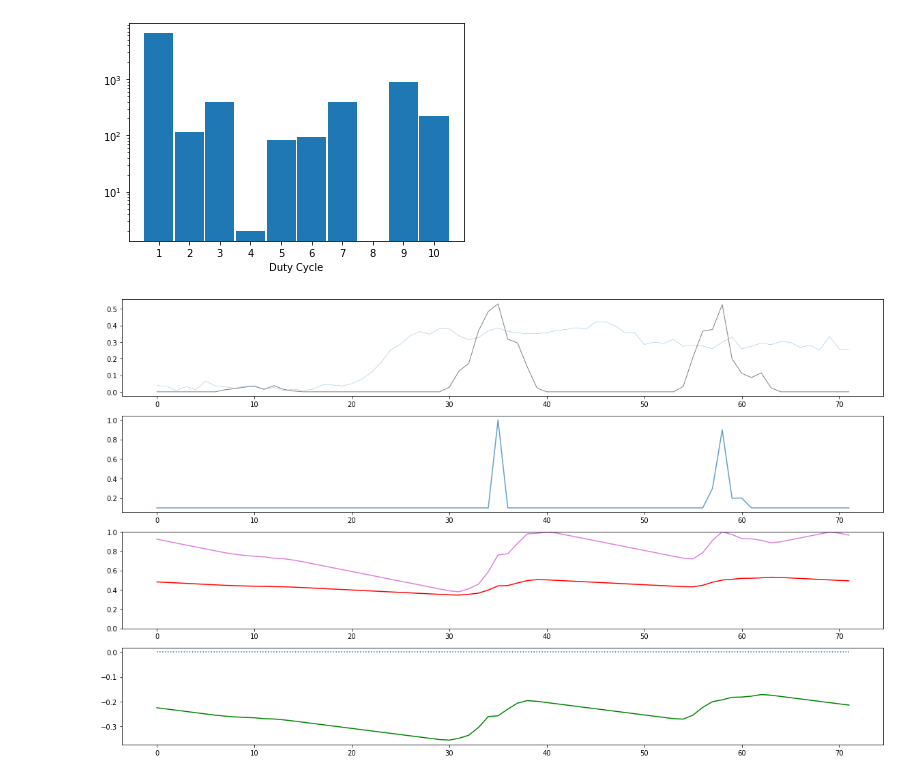
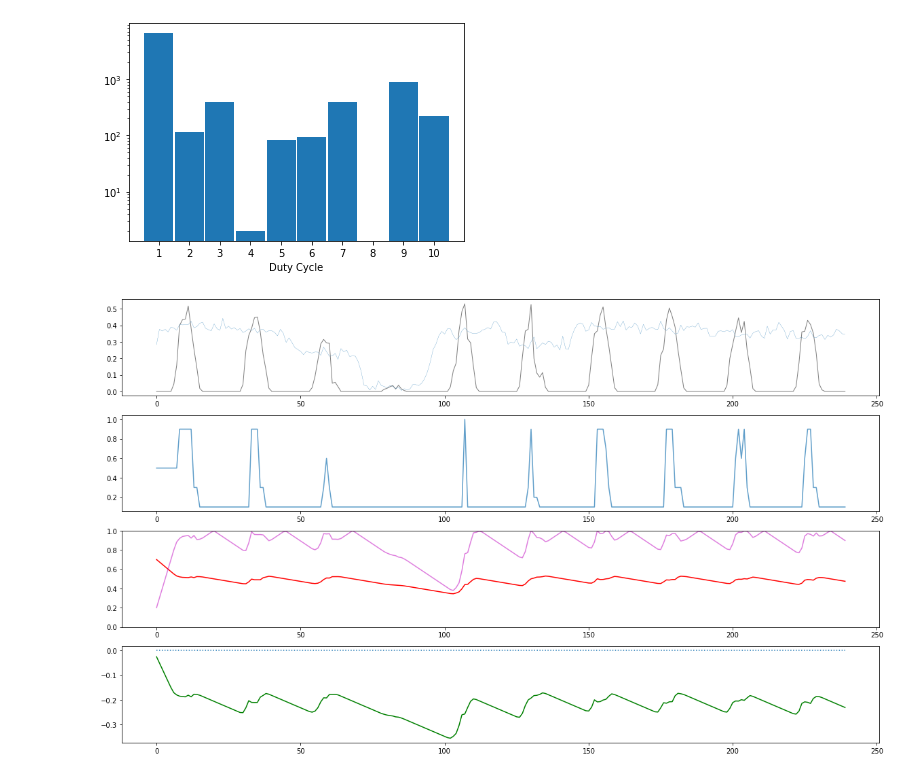
Before and after one commit to shaswot-utokyo/ehwsn, a Jupyter notebook: koi-eno_v0_T24-base.ipynb, the cells around one changed output. Saved outputs shown, nothing was run; the diff lists cells and outputs as text; code cells hidden in the pictures.

```diff
--- a/koi-eno_v0_T24-base.ipynb
+++ b/koi-eno_v0_T24-base.ipynb
@@ -340,8 +340,8 @@ RECOVERY(DAYS):  0.0
 # %%
 common_fn.display_env_log_eno(test_env,
                 test_reward_rec,
                 test_RECOVERY_rec,
-                START_DAY=3,
-                NO_OF_DAY_TO_PLOT = 3)
+                START_DAY=0,
+                NO_OF_DAY_TO_PLOT = 10)
 # %% [output]
-[figure, old version]
+[figure, new version]
```
Also changed, not shown: 20 other files.
